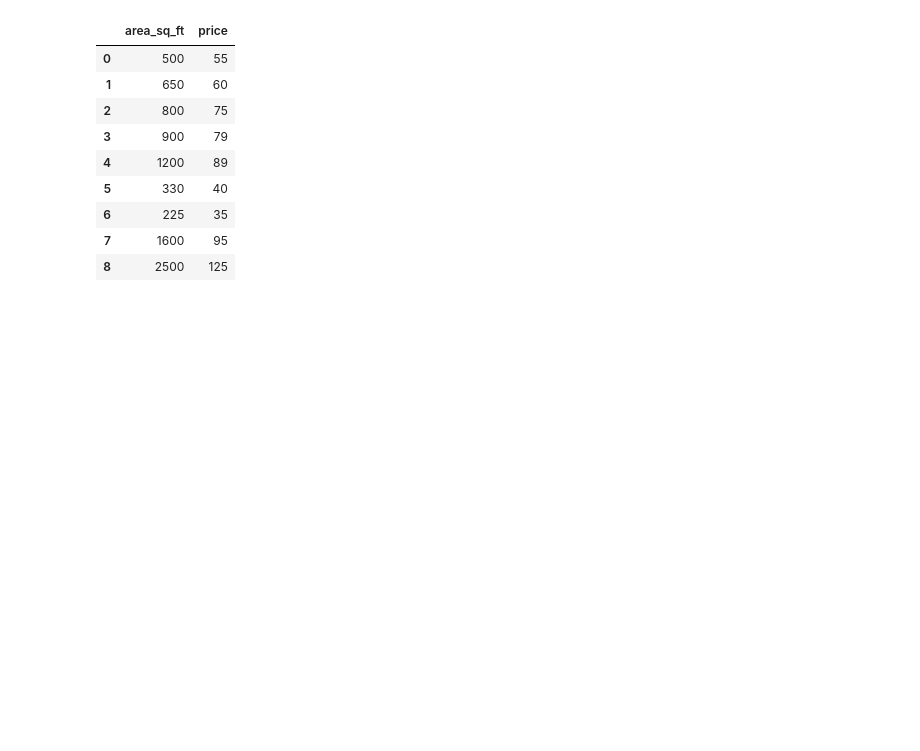
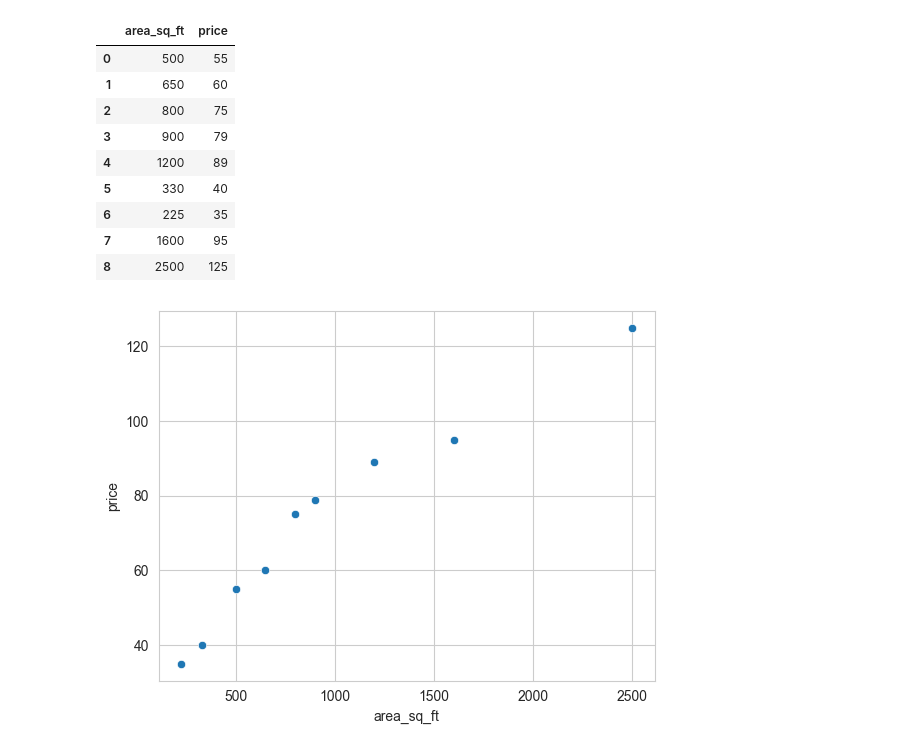
Before and after one commit to Gani25/python_weekend_b1, a Jupyter notebook: visualization/matplot2.ipynb, the cells around one changed output. Drawn from its saved outputs; the diff is of its cells as text; code cells hidden in the pictures; blank space fills up the shorter version.

```diff
--- a/visualization/matplot2.ipynb
+++ b/visualization/matplot2.ipynb
@@ -131,3 +131,9 @@ df_price
 | 6 | 225 | 35 |
 | 7 | 1600 | 95 |
 | 8 | 2500 | 125 |
+# %%
+sns.set_style("whitegrid")
+sns.scatterplot(df_price, x="area_sq_ft",y="price")
+plt.show()
+# %% [output]
+[figure, added]
```
